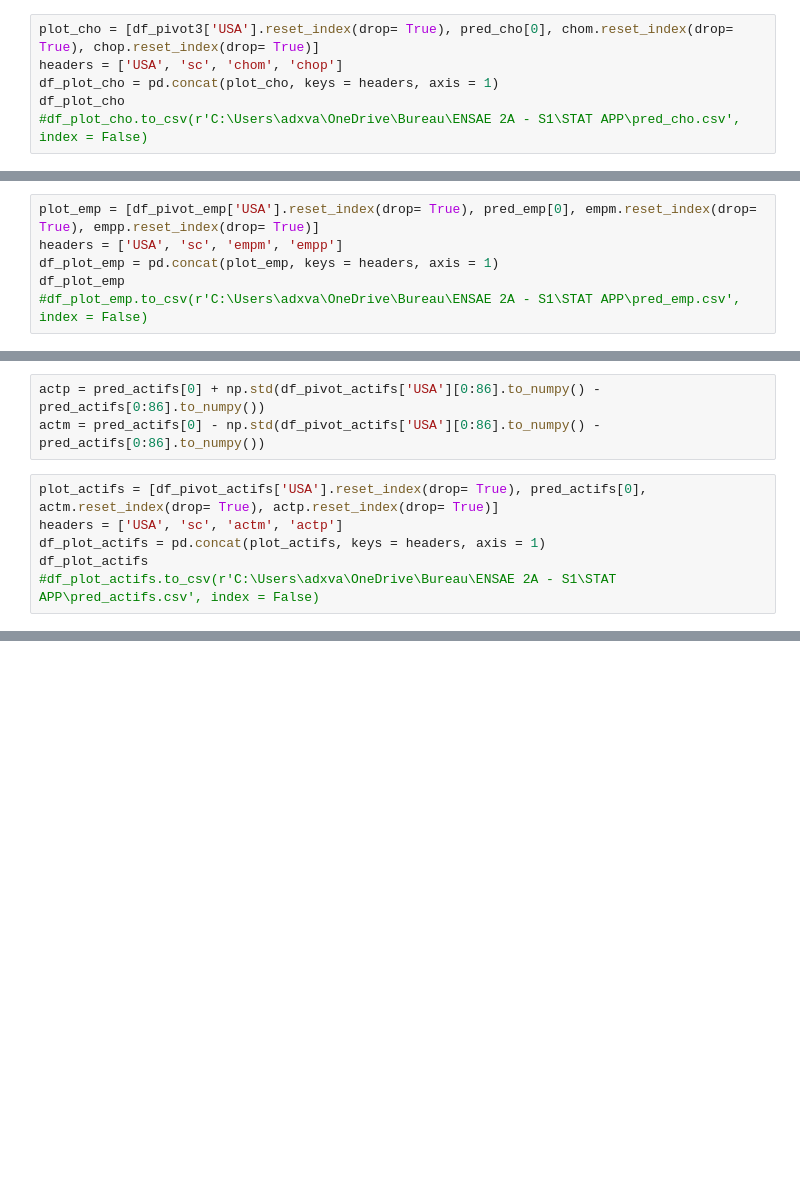
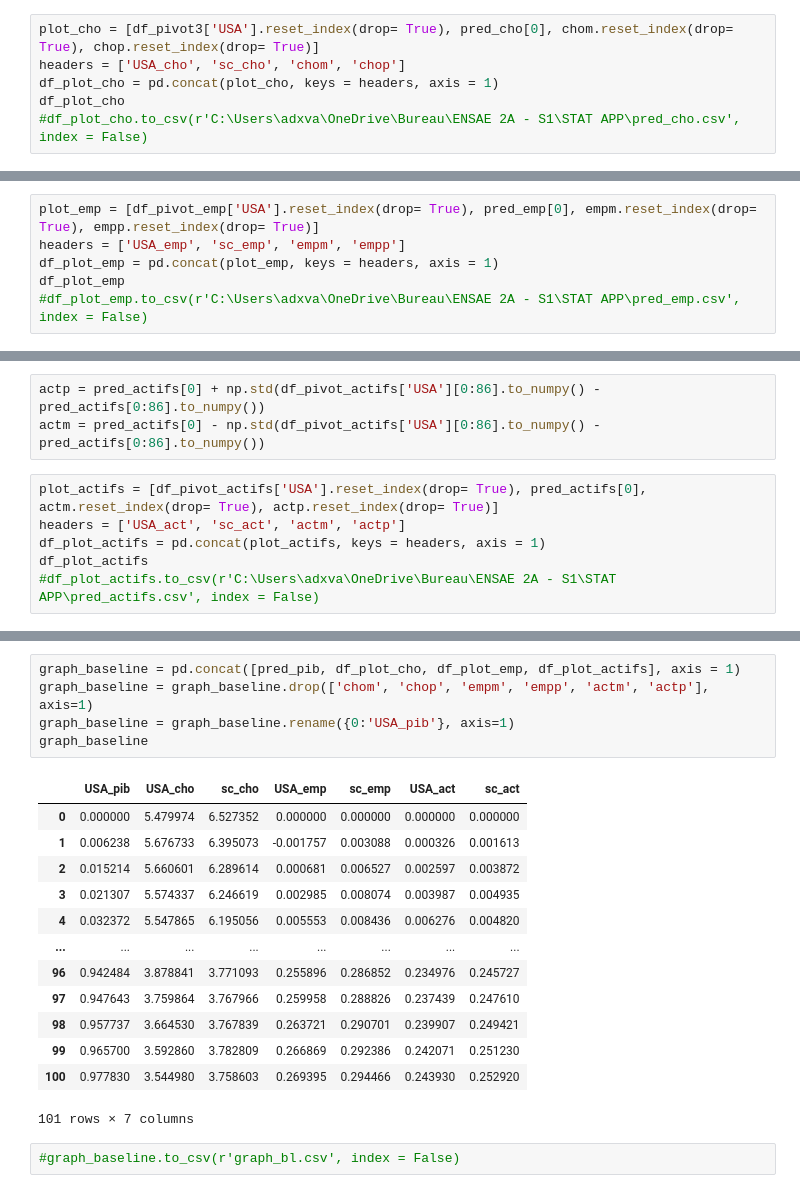
Before and after one commit to Adrien-Mcode/Stat-app-Trumpnomics, a Jupyter notebook: prepa_R.ipynb, the cells around one changed output, grey strips where cells are left out. Cells and saved outputs as stored; diff of their text form; blank space fills up the shorter version.

```diff
--- a/prepa_R.ipynb
+++ b/prepa_R.ipynb
@@ -428,7 +321,7 @@ chom.plot(color = 'black')
 [figure]
 # %%
 plot_cho = [df_pivot3['USA'].reset_index(drop= True), pred_cho[0], chom.reset_index(drop= True), chop.reset_index(drop= True)]
-headers = ['USA', 'sc', 'chom', 'chop']
+headers = ['USA_cho', 'sc_cho', 'chom', 'chop']
 df_plot_cho = pd.concat(plot_cho, keys = headers, axis = 1)
 df_plot_cho
 #df_plot_cho.to_csv(r'C:\Users\adxva\OneDrive\Bureau\ENSAE 2A - S1\STAT APP\pred_cho.csv', index = False)
@@ -458,7 +365,7 @@ empp = pred_emp[0] + np.std(df_pivot_emp['USA'][0:86].to_numpy() - pred_emp[0:86
 empm = pred_emp[0] - np.std(df_pivot_emp['USA'][0:86].to_numpy() - pred_emp[0:86].to_numpy())
 # %%
 plot_emp = [df_pivot_emp['USA'].reset_index(drop= True), pred_emp[0], empm.reset_index(drop= True), empp.reset_index(drop= True)]
-headers = ['USA', 'sc', 'empm', 'empp']
+headers = ['USA_emp', 'sc_emp', 'empm', 'empp']
 df_plot_emp = pd.concat(plot_emp, keys = headers, axis = 1)
 df_plot_emp
 #df_plot_emp.to_csv(r'C:\Users\adxva\OneDrive\Bureau\ENSAE 2A - S1\STAT APP\pred_emp.csv', index = False)
@@ -488,7 +409,7 @@ actp = pred_actifs[0] + np.std(df_pivot_actifs['USA'][0:86].to_numpy() - pred_ac
 actm = pred_actifs[0] - np.std(df_pivot_actifs['USA'][0:86].to_numpy() - pred_actifs[0:86].to_numpy())
 # %%
 plot_actifs = [df_pivot_actifs['USA'].reset_index(drop= True), pred_actifs[0], actm.reset_index(drop= True), actp.reset_index(drop= True)]
-headers = ['USA', 'sc', 'actm', 'actp']
+headers = ['USA_act', 'sc_act', 'actm', 'actp']
 df_plot_actifs = pd.concat(plot_actifs, keys = headers, axis = 1)
 df_plot_actifs
 #df_plot_actifs.to_csv(r'C:\Users\adxva\OneDrive\Bureau\ENSAE 2A - S1\STAT APP\pred_actifs.csv', index = False)
@@ -494,0 +430,21 @@ df_plot_actifs
+# %%
+graph_baseline = pd.concat([pred_pib, df_plot_cho, df_plot_emp, df_plot_actifs], axis = 1)
+graph_baseline = graph_baseline.drop(['chom', 'chop', 'empm', 'empp', 'actm', 'actp'], axis=1)
+graph_baseline = graph_baseline.rename({0:'USA_pib'}, axis=1)
+graph_baseline
+# %% [output]
+|  | USA_pib | USA_cho | sc_cho | USA_emp | sc_emp | USA_act | sc_act |
+| 0 | 0.000000 | 5.479974 | 6.527352 | 0.000000 | 0.000000 | 0.000000 | 0.000000 |
+| 1 | 0.006238 | 5.676733 | 6.395073 | -0.001757 | 0.003088 | 0.000326 | 0.001613 |
+| 2 | 0.015214 | 5.660601 | 6.289614 | 0.000681 | 0.006527 | 0.002597 | 0.003872 |
+| 3 | 0.021307 | 5.574337 | 6.246619 | 0.002985 | 0.008074 | 0.003987 | 0.004935 |
+| 4 | 0.032372 | 5.547865 | 6.195056 | 0.005553 | 0.008436 | 0.006276 | 0.004820 |
+| ... | ... | ... | ... | ... | ... | ... | ... |
+| 96 | 0.942484 | 3.878841 | 3.771093 | 0.255896 | 0.286852 | 0.234976 | 0.245727 |
+| 97 | 0.947643 | 3.759864 | 3.767966 | 0.259958 | 0.288826 | 0.237439 | 0.247610 |
+| 98 | 0.957737 | 3.664530 | 3.767839 | 0.263721 | 0.290701 | 0.239907 | 0.249421 |
+| 99 | 0.965700 | 3.592860 | 3.782809 | 0.266869 | 0.292386 | 0.242071 | 0.251230 |
+| 100 | 0.977830 | 3.544980 | 3.758603 | 0.269395 | 0.294466 | 0.243930 | 0.252920 |
+101 rows × 7 columns
+# %%
+#graph_baseline.to_csv(r'graph_bl.csv', index = False)
```
Also changed, not shown: parts of 22 cells of this notebook.
